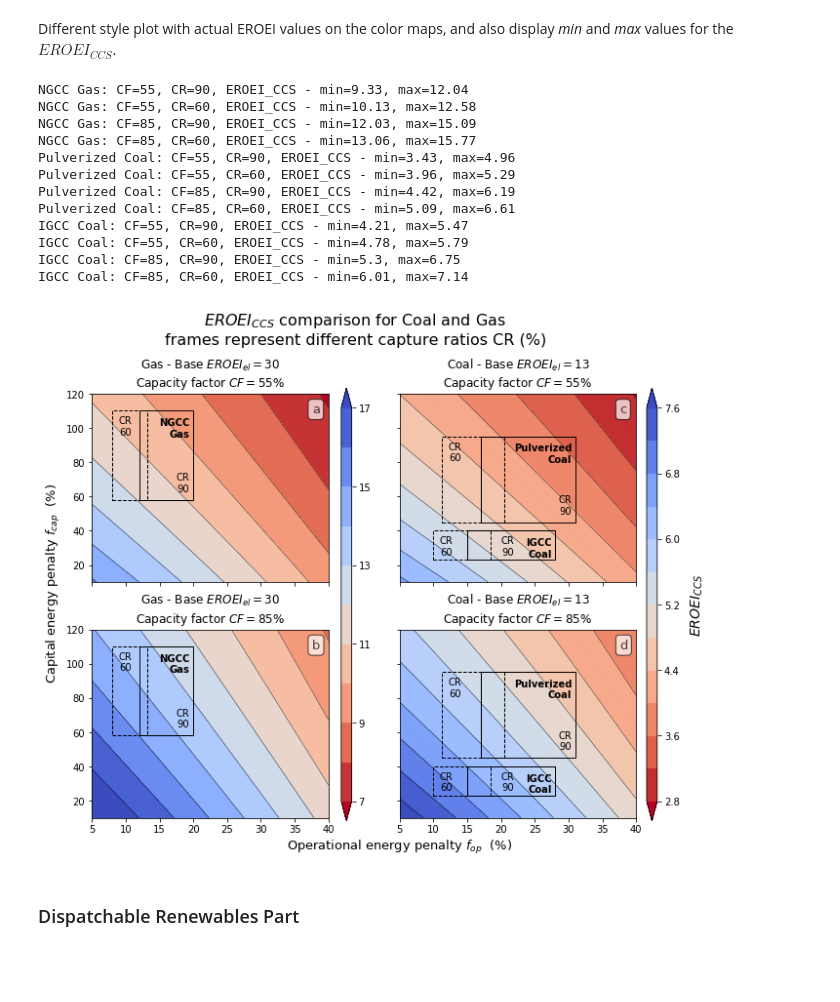
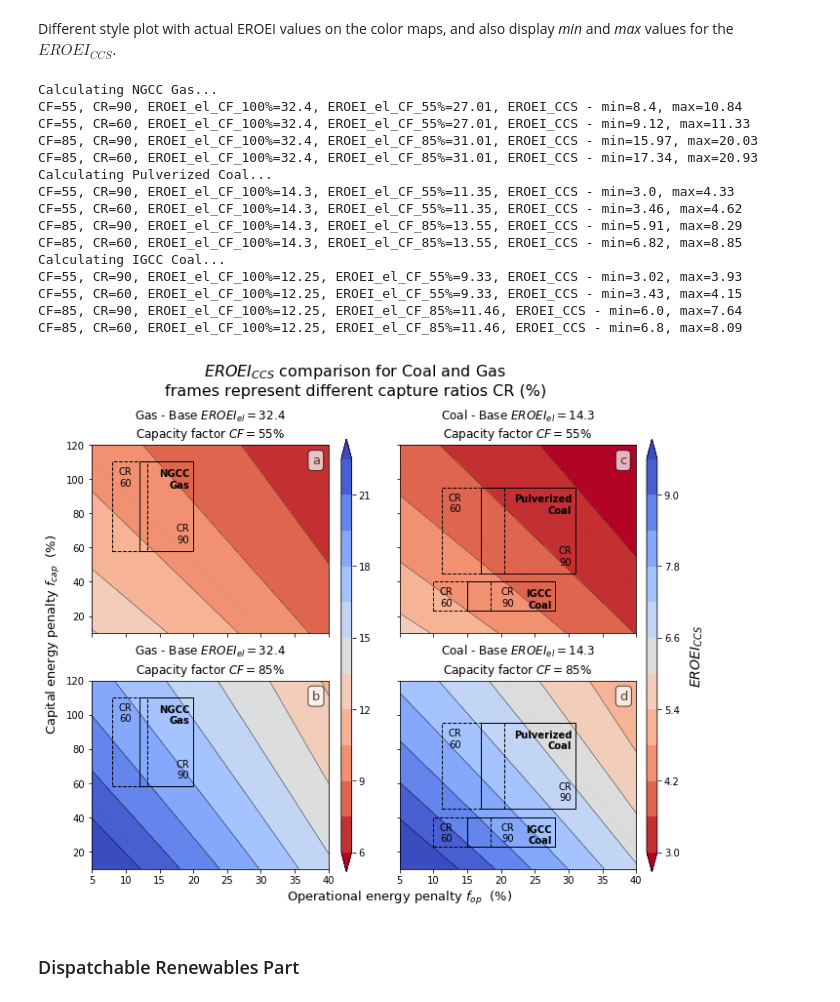
Before and after one commit to csaladenes/sustainable-energy-transitions, a Jupyter notebook: ccs/eroei-ccs-workbook.ipynb, the cells around one changed output. Drawn from its saved outputs; the diff is of its cells as text; code cells hidden in the pictures; blank space fills up the shorter version.

Commit message:
updates CF-conversion

```diff
--- a/ccs/eroei-ccs-workbook.ipynb
+++ b/ccs/eroei-ccs-workbook.ipynb
@@ -167,2 +183,0 @@ When we step up from CF 55 to 85, $EROEI_{el}$ only gets to 78% of what it shoul
-# %%
-cf_conversion_ratio=np.mean((df[85]/df[55])/(85/55.0))
@@ -174,0 +184,11 @@ CF_ratio
+# %%
+def cf_conversion_ratio(plant,EROEI,CF,reference_CF_level=100):
+    if plant not in cf_table.index:
+        if plant=='NGCC\nGas':plant='NGCC'
+        elif plant=='Pulverized\nCoal':plant='PC'
+        elif plant=='IGCC\nCoal':plant='IGCC'
+        else:
+            print 'no plant',plant
+            return
+    df=cf_table.loc[[plant]]
+    return (EROEI*1.0*df[CF]/df[reference_CF_level]).values[0]
@@ -193,14 +229,17 @@ def eroei_ccs_cycler(names, eroei_els, t0s, CF, R, CR_ratio, fop, fcap, verbose=
     eroei_ccs_min=np.zeros([len(names),len(CF),len(CR_ratio)])+1000
     eroei_ccs_max=np.zeros([len(names),len(CF),len(CR_ratio)])
     for i in range(len(names)):
+        if verbose: print('Calculating '+names[i].replace('\n',' ')+'...')
         for j in range(len(CF)):
+            #convert base EROEI to EROEI_el using the CF converstion table
+            EROEI_el_conv=cf_conversion_ratio(names[i],eroei_els[i],CF[j])
             for r in range(len(CR_ratio)):
                 for k in range(len(fop)):
                     for l in range(len(fcap)):
                         #calculate eoris over maps using eq_S6
                         eroei_ccs[i][j][r][l,k]=(1-fop[k]*CR_ratio[r]/100.0)*\
                             ((R[i][j]+1)/(R[i][j]+1+fcap[l]/100.0))*\
-                            eroei_els[i]*CF[j]*CF_ratio[j]/100.0
+                            CF[j]/100.0*EROEI_el_conv
 
                         #calculate min-maxes
                         for t0x in range(len(t0s[i])/2):
@@ -211,7 +250,9 @@ def eroei_ccs_cycler(names, eroei_els, t0s, CF, R, CR_ratio, fop, fcap, verbose=
                                     eroei_ccs_max[i][j][r]=max(eroei_ccs_max[i][j][r],eroei_ccs[i][j][r][l,k])
                                     eroei_ccs_min[i][j][r]=min(eroei_ccs_min[i][j][r],eroei_ccs[i][j][r][l,k])
                 if verbose:
-                    print(names[i].replace('\n',' ')+': CF='+str(CF[j])+', CR='+str(CR[r])+\
+                    print('CF='+str(CF[j])+', CR='+str(CR[r])+\
+                      ', EROEI_el_CF_100%='+str(eroei_els[i])+\
+                      ', EROEI_el_CF_'+str(CF[j])+'%='+str(np.round(EROEI_el_conv,2))+\
                       ', EROEI_CCS - min='+str(np.round(eroei_ccs_min[i][j][r],2))+\
                       ', max='+str(np.round(eroei_ccs_max[i][j][r],2)))
     return eroei_ccs, eroei_ccs_min, eroei_ccs_max
@@ -220,9 +261,11 @@ Plot with relative $EROEI_{CCS}$ values, as percentages of base $EROEI$ for easy
 # %%
 fop=np.linspace(5,40,100)
 fcap=np.linspace(10,120,100)
+CF=[55,85]
 R=[[1.7,2.5],[1.2,1.8],[0.9,1.5]] #varies by name and CF
 title=u'$EROEI_{CCS}$ comparison for Coal and Gas'
-eroei_els=[30,13,13] #varies by name
+#eroei_els=[30,13,13] #varies by name
+eroei_els=[32.4,14.3,12.25] #100% CF value from the CF converstion table
 names=['NGCC\nGas','Pulverized\nCoal','IGCC\nCoal']
 t0s=[[12,20,58,110],[17,31,45,95],[15,28,23,40]]  # [fop range [min,max], fcap] by each name
 
@@ -231,8 +274,8 @@ eroei_ccs, eroei_ccs_min, eroei_ccs_max=eroei_ccs_cycler(names, eroei_els, t0s,
 fig,axes=plt.subplots(2,2,figsize=(9,8))
 plt.subplots_adjust(hspace=0.25)
 plt.subplots_adjust(wspace=0.1)
-eroei_ccs_scale_min=20
-eroei_ccs_scale_max=55
+eroei_ccs_scale_min=18
+eroei_ccs_scale_max=66
 
 for i in range(len(axes)):
     for j in range(len(axes[i])):
@@ -330,8 +376,8 @@ for i in range(len(axes)):
         ax=axes[i][j]
         X, Y = np.meshgrid(fop, fcap)
         z = eroei_ccs[j][i][0]#*100.0/eroei_el #third index is CR, keep at 0, its relative
-        levels = MaxNLocator(nbins=12).tick_values(eroei_el/4, eroei_el/1.8)
-        levels2 = MaxNLocator(nbins=8).tick_values(eroei_el/4, eroei_el/1.8)
+        levels = MaxNLocator(nbins=12).tick_values(eroei_el/4.5, eroei_el/1.5)
+        levels2 = MaxNLocator(nbins=8).tick_values(eroei_el/4.5, eroei_el/1.5)
         cmap = plt.get_cmap('coolwarm_r')
         im = ax.contourf(X, Y, z, cmap=cmap, levels=levels,extend='both')
         im2 = ax.contour(X, Y, z, levels=levels,extend='both',colors='k',linewidths=0.4)
@@ -357,46 +403,49 @@ for i in range(len(axes)):
                     if m==1:
                         ax.text(t[0]+2,t[3]-14,'CR\n'+str(CR[m]),horizontalalignment='center')
                     else:
                         ax.text(t[0]+t_x_offset[ti],t[3]-t_y_offset[ti],'CR'+breaker[ti]+str(CR[m]),
                                 horizontalalignment='center')
                     if m==0:
                         ax.text(t[1]-0.5,t[3]-15,names[ti],horizontalalignment='right',weight='bold')
                     if (ti==1)and(m==1):
                         line = lines.Line2D((t0[0],t[1]),((t0[2]+t0[3])/2,(t[2]+t[3])/2),color='k',
                                             linewidth=lw0,ls=ls0)
                         #ax.add_line(line)
 
         ax.set_title(names[j][names[j].find('\n'):]+' - Base $EROEI_{el}='+str(eroei_el)+\
                          u'$\nCapacity factor $CF='+str(CF[i])+'$%')
         ax.text(0.93, 0.95, string.ascii_lowercase[j*len(axes)+i],
             horizontalalignment='left',
             verticalalignment='top',
             transform=ax.transAxes,size=13,alpha=0.7,
                           bbox=dict(boxstyle="round", fc="w", alpha=0.7))
 
 axes[1][1].set_xlabel('Operational energy penalty $f_{op}$  (%)',fontsize=13,x=0)
 axes[0][0].set_ylabel('Capital energy penalty $f_{cap}$  (%)',fontsize=13,y=0)
 axes[0][1].set_yticklabels('')
 axes[1][1].set_yticklabels('')
 axes[0][0].set_xticklabels('')
 axes[0][1].set_xticklabels('')
 plt.suptitle(title+'\nframes represent different capture ratios CR (%)',fontsize=16,y=1.03)
 plt.savefig('plot/fig2b.png',dpi=150,bbox_inches = 'tight', pad_inches = 0.1)
 plt.show()
 # %% [output]
-NGCC Gas: CF=55, CR=90, EROEI_CCS - min=9.33, max=12.04
-NGCC Gas: CF=55, CR=60, EROEI_CCS - min=10.13, max=12.58
-NGCC Gas: CF=85, CR=90, EROEI_CCS - min=12.03, max=15.09
-NGCC Gas: CF=85, CR=60, EROEI_CCS - min=13.06, max=15.77
-Pulverized Coal: CF=55, CR=90, EROEI_CCS - min=3.43, max=4.96
-Pulverized Coal: CF=55, CR=60, EROEI_CCS - min=3.96, max=5.29
-Pulverized Coal: CF=85, CR=90, EROEI_CCS - min=4.42, max=6.19
-Pulverized Coal: CF=85, CR=60, EROEI_CCS - min=5.09, max=6.61
-IGCC Coal: CF=55, CR=90, EROEI_CCS - min=4.21, max=5.47
-IGCC Coal: CF=55, CR=60, EROEI_CCS - min=4.78, max=5.79
-IGCC Coal: CF=85, CR=90, EROEI_CCS - min=5.3, max=6.75
-IGCC Coal: CF=85, CR=60, EROEI_CCS - min=6.01, max=7.14
+Calculating NGCC Gas...
+CF=55, CR=90, EROEI_el_CF_100%=32.4, EROEI_el_CF_55%=27.01, EROEI_CCS - min=8.4, max=10.84
+CF=55, CR=60, EROEI_el_CF_100%=32.4, EROEI_el_CF_55%=27.01, EROEI_CCS - min=9.12, max=11.33
+CF=85, CR=90, EROEI_el_CF_100%=32.4, EROEI_el_CF_85%=31.01, EROEI_CCS - min=15.97, max=20.03
+CF=85, CR=60, EROEI_el_CF_100%=32.4, EROEI_el_CF_85%=31.01, EROEI_CCS - min=17.34, max=20.93
+Calculating Pulverized Coal...
+CF=55, CR=90, EROEI_el_CF_100%=14.3, EROEI_el_CF_55%=11.35, EROEI_CCS - min=3.0, max=4.33
+CF=55, CR=60, EROEI_el_CF_100%=14.3, EROEI_el_CF_55%=11.35, EROEI_CCS - min=3.46, max=4.62
+CF=85, CR=90, EROEI_el_CF_100%=14.3, EROEI_el_CF_85%=13.55, EROEI_CCS - min=5.91, max=8.29
+CF=85, CR=60, EROEI_el_CF_100%=14.3, EROEI_el_CF_85%=13.55, EROEI_CCS - min=6.82, max=8.85
+Calculating IGCC Coal...
+CF=55, CR=90, EROEI_el_CF_100%=12.25, EROEI_el_CF_55%=9.33, EROEI_CCS - min=3.02, max=3.93
+CF=55, CR=60, EROEI_el_CF_100%=12.25, EROEI_el_CF_55%=9.33, EROEI_CCS - min=3.43, max=4.15
+CF=85, CR=90, EROEI_el_CF_100%=12.25, EROEI_el_CF_85%=11.46, EROEI_CCS - min=6.0, max=7.64
+CF=85, CR=60, EROEI_el_CF_100%=12.25, EROEI_el_CF_85%=11.46, EROEI_CCS - min=6.8, max=8.09
-[figure, old version]
+[figure, new version]
 # %% [markdown]
 ### Dispatchable Renewables Part
 # %% [markdown]
```
Also changed, not shown: parts of 20 cells of this notebook, 6 other files.
